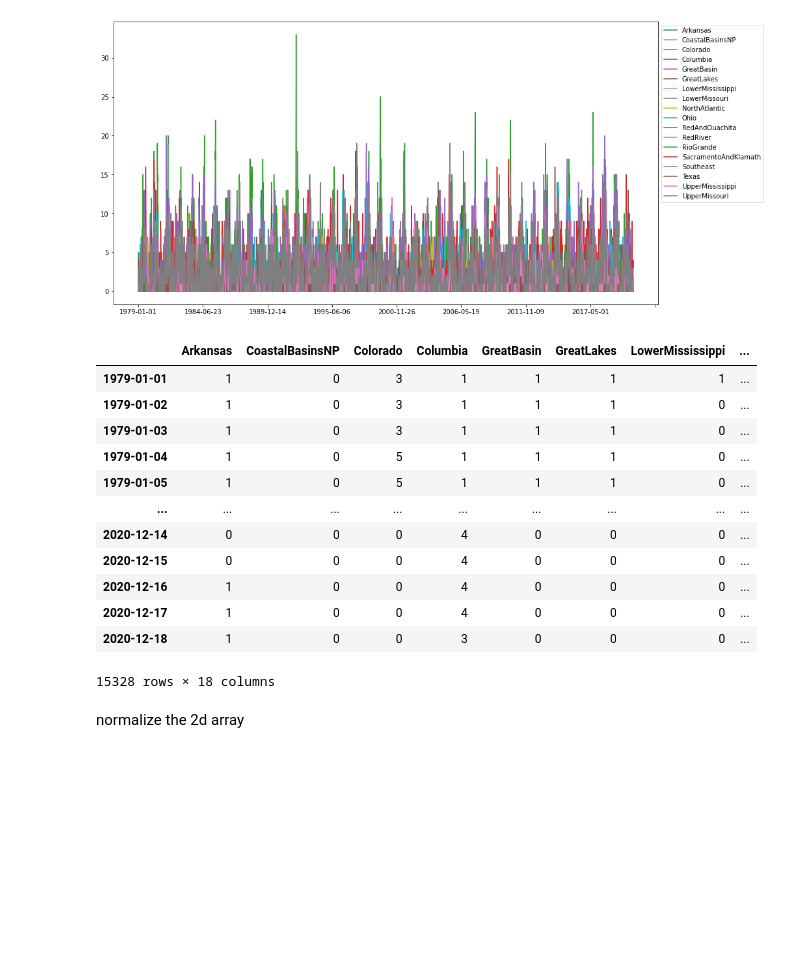
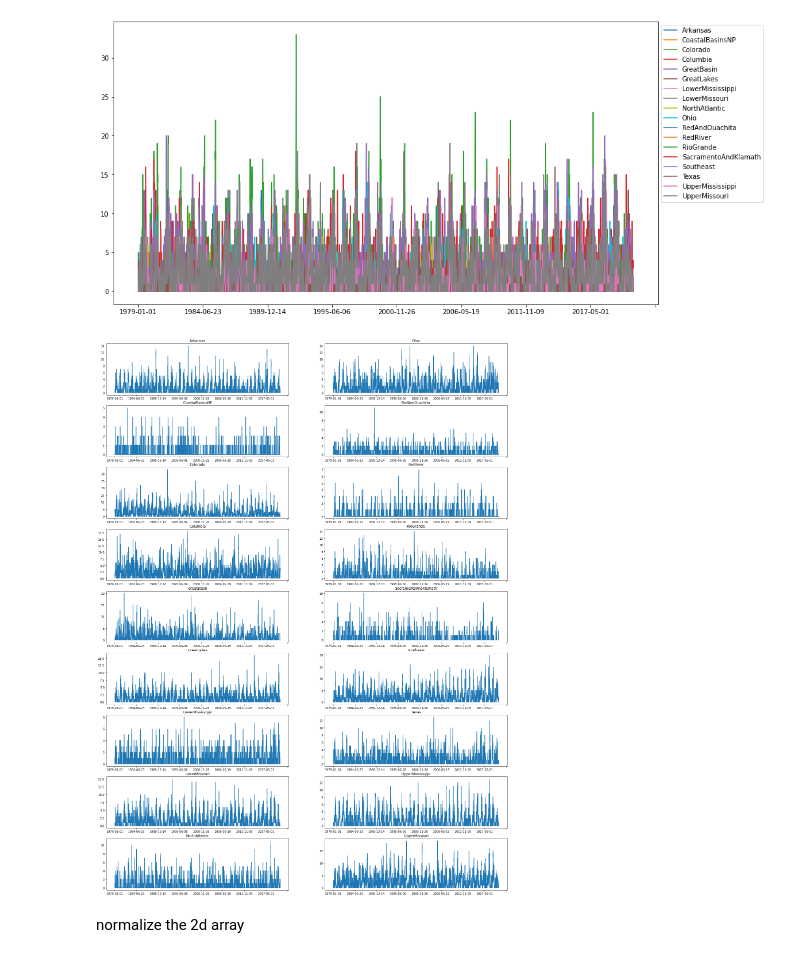
Before and after one commit to ming80302/COEXIST, a Jupyter notebook: p99_runningTot.ipynb, the cells around one changed output. Saved outputs shown, nothing was run; the diff lists cells and outputs as text; code cells hidden in the pictures; blank space fills up the shorter version.

```diff
--- a/p99_runningTot.ipynb
+++ b/p99_runningTot.ipynb
@@ -145,22 +145,18 @@ ax.legend(bbox_to_anchor=(1.0, 1.0))
 plt.savefig('n_p99.png', format='png', dpi=100);
 # %% [output]
 [figure]
-# %%
-df
-# %% [output]
-|  | Arkansas | CoastalBasinsNP | Colorado | Columbia | GreatBasin | GreatLakes | LowerMississippi | ... |
-| 1979-01-01 | 1 | 0 | 3 | 1 | 1 | 1 | 1 | ... |
-| 1979-01-02 | 1 | 0 | 3 | 1 | 1 | 1 | 0 | ... |
-| 1979-01-03 | 1 | 0 | 3 | 1 | 1 | 1 | 0 | ... |
-| 1979-01-04 | 1 | 0 | 5 | 1 | 1 | 1 | 0 | ... |
-| 1979-01-05 | 1 | 0 | 5 | 1 | 1 | 1 | 0 | ... |
-| ... | ... | ... | ... | ... | ... | ... | ... | ... |
-| 2020-12-14 | 0 | 0 | 0 | 4 | 0 | 0 | 0 | ... |
-| 2020-12-15 | 0 | 0 | 0 | 4 | 0 | 0 | 0 | ... |
-| 2020-12-16 | 1 | 0 | 0 | 4 | 0 | 0 | 0 | ... |
-| 2020-12-17 | 1 | 0 | 0 | 4 | 0 | 0 | 0 | ... |
-| 2020-12-18 | 1 | 0 | 0 | 3 | 0 | 0 | 0 | ... |
-15328 rows × 18 columns
+# %%
+fig, ax = plt.subplots(9,2,figsize=(25, 35))
+
+ct = 0
+for hucs in df.columns:
+    jj = int(ct/9)
+    ii = ct - jj*9
+
+    df[hucs].plot(ax=ax[ii,jj], title=hucs)
+    ct +=1
+# %% [output]
+[figure, added]
 # %% [markdown]
 normalize the 2d array
 # %%
```
Also changed, not shown: parts of 4 cells of this notebook.
